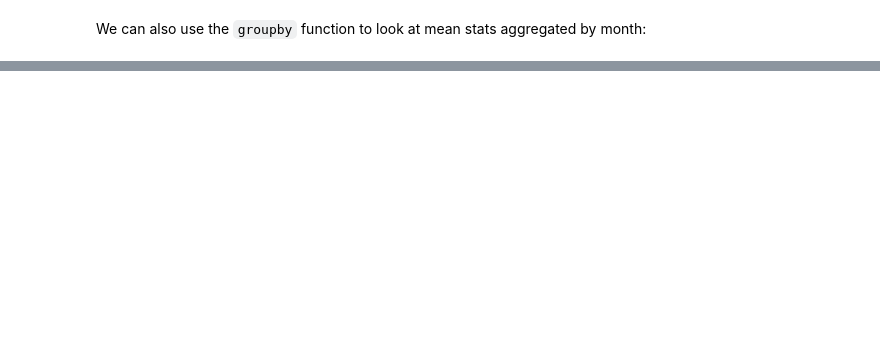
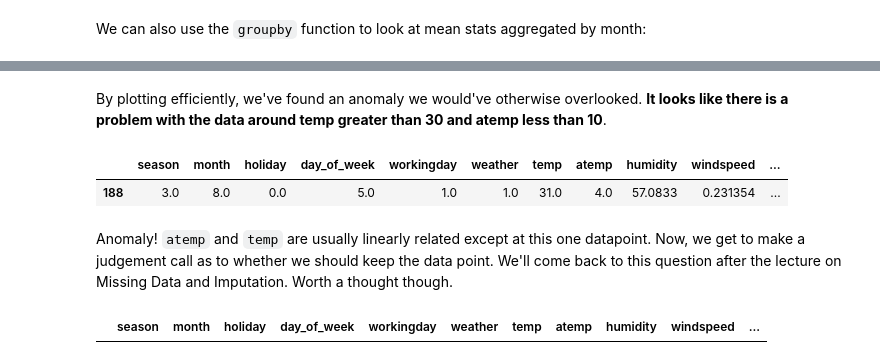
Before and after one commit to crdcamp/lin-reg-application, a Jupyter notebook: references/2_lin_reg_knn_reg_and_inference.ipynb, the cells around one changed output, grey strips where cells are left out. Saved outputs shown, nothing was run; the diff lists cells and outputs as text; code cells hidden in the pictures; blank space fills up the shorter version.

```diff
--- a/references/2_lin_reg_knn_reg_and_inference.ipynb
+++ b/references/2_lin_reg_knn_reg_and_inference.ipynb
@@ -211,0 +269,14 @@ bikeshare.groupby("month").mean()
+# %% [markdown]
+By plotting efficiently, we've found an anomaly we would've otherwise overlooked. **It looks like there is a problem with the data around temp greater than 30 and atemp less than 10**.
+# %%
+(bikeshare[(bikeshare['temp']>30) & (bikeshare['atemp']<10)])
+# %% [output]
+|  | season | month | holiday | day_of_week | workingday | weather | temp | atemp | humidity | windspeed | ... |
+| 188 | 3.0 | 8.0 | 0.0 | 5.0 | 1.0 | 1.0 | 31.0 | 4.0 | 57.0833 | 0.231354 | ... |
+# %% [markdown]
+Anomaly! `atemp` and `temp` are usually linearly related except at this one datapoint. Now, we get to make a judgement call as to whether we should keep the data point. We'll come back to this question after the lecture on Missing Data and Imputation. Worth a thought though.
+# %%
+bikeshare = bikeshare.drop([188])
+display(bikeshare[(bikeshare["temp"] > 30) & (bikeshare["atemp"] < 10)])
+# %% [output]
+|  | season | month | holiday | day_of_week | workingday | weather | temp | atemp | humidity | windspeed | ... |
```
Also changed, not shown: parts of 10 cells of this notebook.
